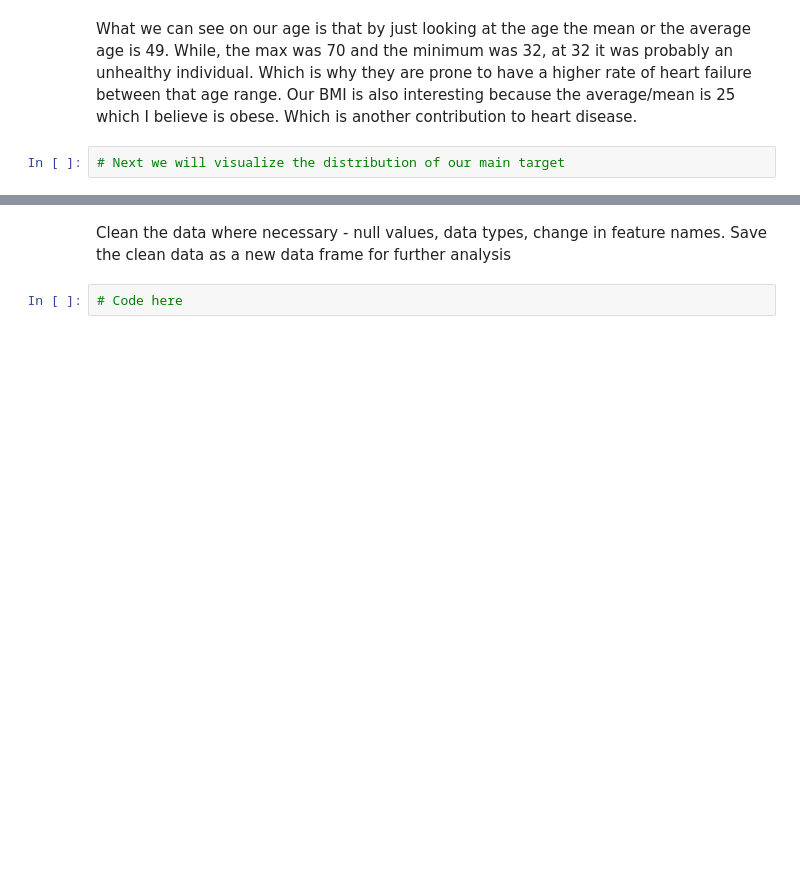
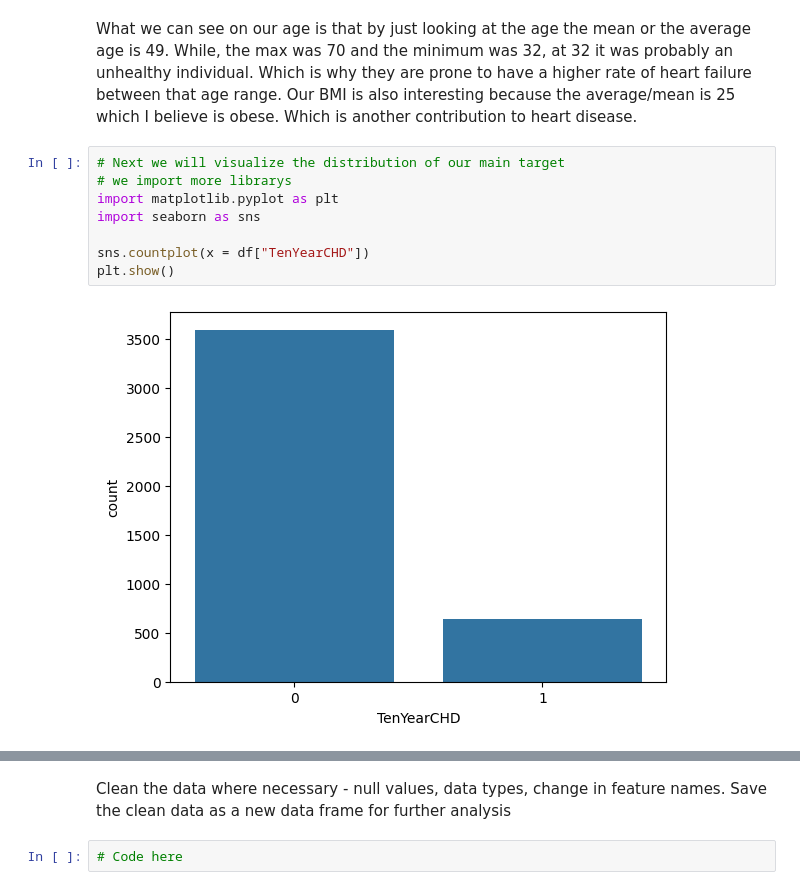
Before and after one commit to AlexanderG40/Data-Science, a Jupyter notebook: Week10_Assignment_10_1.ipynb, the cells around one changed output, grey strips where cells are left out. Saved outputs shown, nothing was run; the diff lists cells and outputs as text; blank space fills up the shorter version.

```diff
--- a/Week10_Assignment_10_1.ipynb
+++ b/Week10_Assignment_10_1.ipynb
@@ -68,3 +68,11 @@ summary_stats
 What we can see on our age is that by just looking at the age the mean or the average age is 49. While, the max was 70 and the minimum was 32, at 32 it was probably an unhealthy individual. Which is why they are prone to have a higher rate of heart failure between that age range. Our BMI is also interesting because the average/mean is 25 which I believe is obese. Which is another contribution to heart disease.
 # %%
 # Next we will visualize the distribution of our main target
+# we import more librarys
+import matplotlib.pyplot as plt
+import seaborn as sns
+
+sns.countplot(x = df["TenYearCHD"])
+plt.show()
+# %% [output]
+[figure, added]
```
Also changed, not shown: parts of 2 cells of this notebook.
